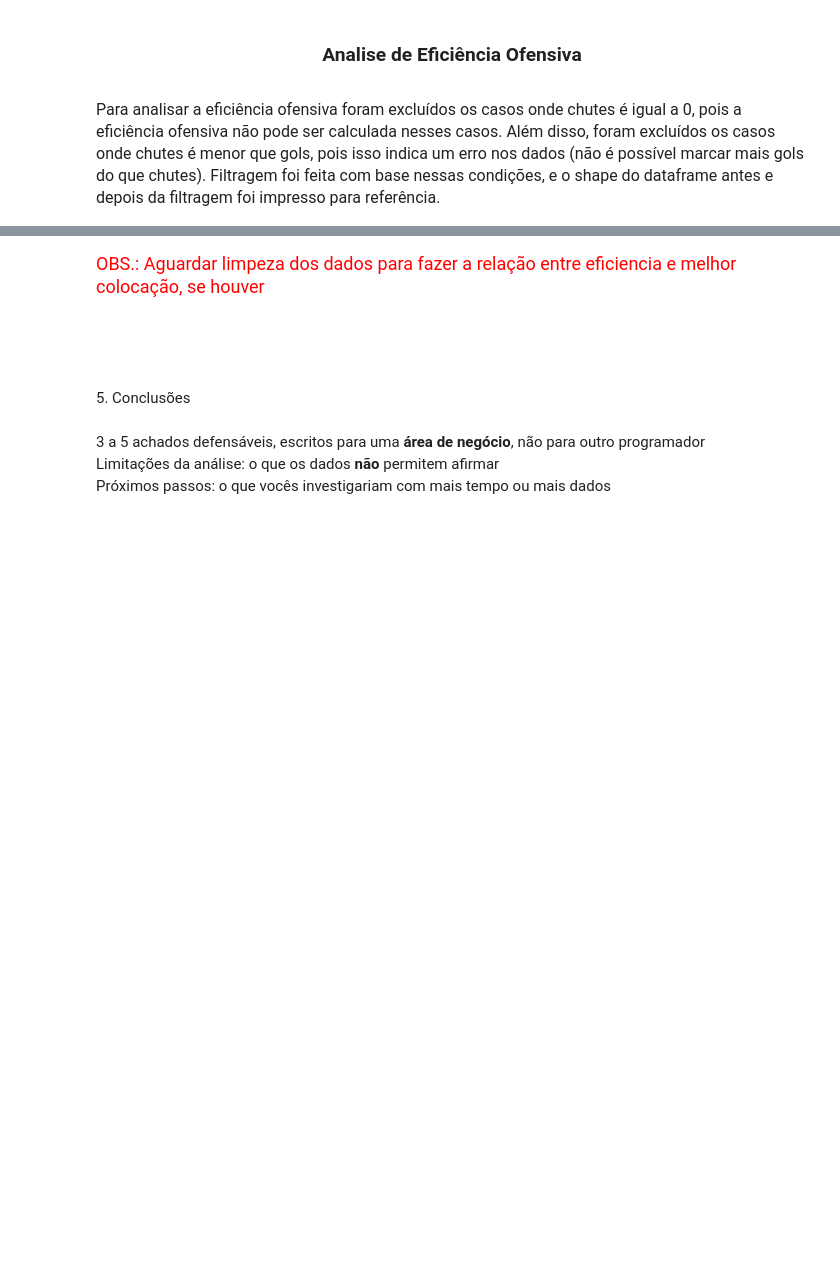
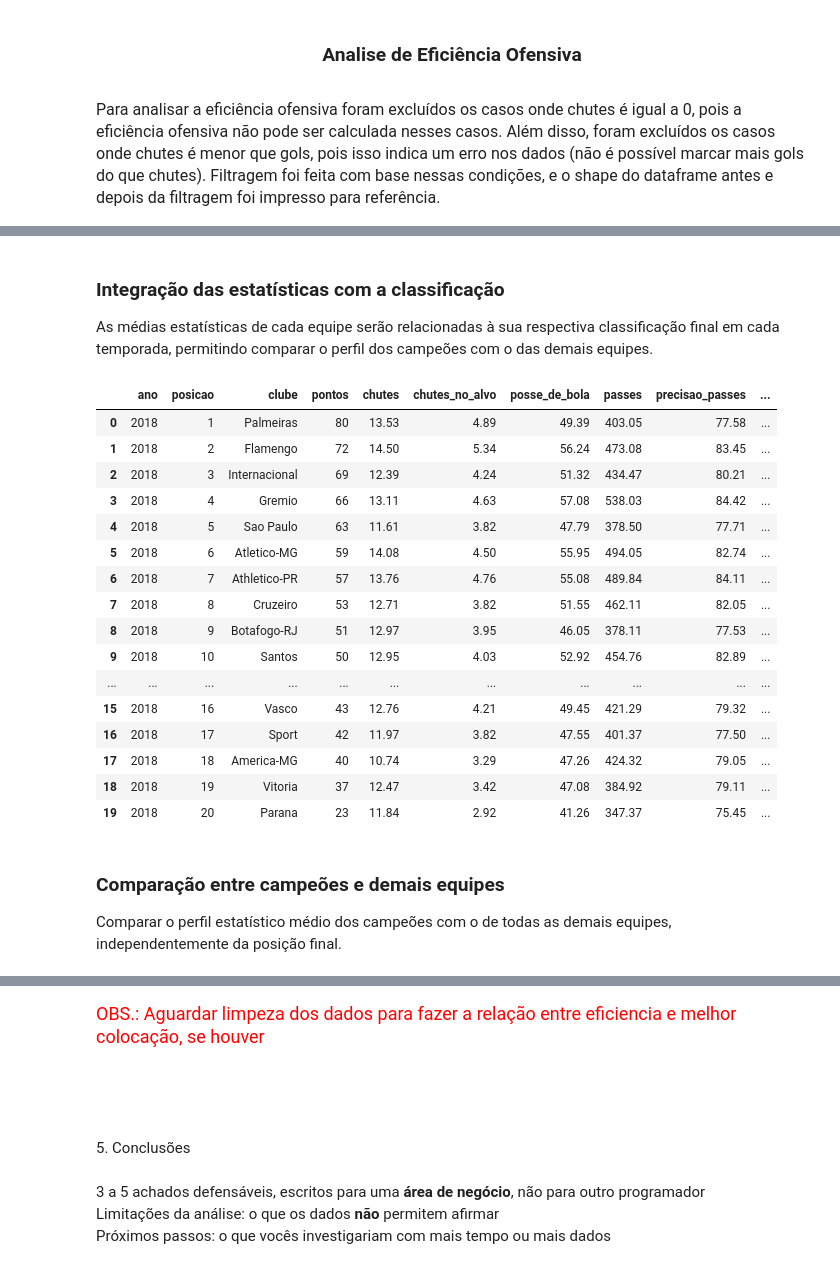
Before and after one commit to CharleneSantos/Caixaverso-FC5, a Jupyter notebook: notebooks/analises.ipynb, the cells around one changed output, grey strips where cells are left out. Cells and saved outputs as stored; diff of their text form; code cells hidden in the pictures; blank space fills up the shorter version.

Commit message:
Inclusão das análises de perfil estatístico e eficiência ofensiva no analises.ipynb

```diff
--- a/notebooks/analises.ipynb
+++ b/notebooks/analises.ipynb
@@ -918,0 +677,12 @@ df_eficiencia
+# %%
+indicadores = [
+    'chutes',
+    'chutes_no_alvo',
+    'posse_de_bola',
+    'passes',
+    'precisao_passes',
+    'faltas',
+    'cartao_amarelo',
+    'cartao_vermelho',
+    'escanteios'
+]
@@ -918,0 +712,11 @@ df_eficiencia
+# %%
+## Separamos os dados por ano e clube, trabalhando somente com as estatísticas presentes em 'indicadores'.
+
+media_estatisticas = (
+    df.groupby(['ano', 'clube'])[indicadores]   # Separamos os dados por ano e clube, trabalhando somente com as estatísticas presente em indicadores
+    .mean()                                     # Calculamos a média de cada estatística para cada clube em cada ano
+    .round(2)                                   # Arredondamos os valores para duas casas decimais (para melhor visualização)
+    .reset_index()                              # Resetamos o índice do DataFrame resultante
+)
+
+media_estatisticas.head(20)
@@ -918,0 +793,41 @@ df_eficiencia
+# %% [markdown]
+### **Integração das estatísticas com a classificação**
+
+As médias estatísticas de cada equipe serão relacionadas à sua respectiva classificação final em cada temporada, permitindo comparar o perfil dos campeões com o das demais equipes.
+# %%
+# Criamos um novo DataFrame chamado 'dados_analise'. Efetuamos o merge dos dois DF's existentes (classificacao e media_estatisticas) com base nas colunas 'ano' e 'clube', que são comuns a ambos.
+
+dados_analise = pd.merge(
+    classificacao,
+    media_estatisticas,
+    on=['ano', 'clube']
+)
+
+# Criaçãod e uma nova coluna chamada 'classificacao final' que classifica os clubes como 'CAMPEÃO' se estiverem na primeira posição, 'REBAIXADO' se estiverem nas posições 17 a 20, e vazio para os demais.
+# Serve para observarmos se até um time rebaixado pode superar o campeão em determinado indicador. O futebol não é uma ciência exata!
+
+dados_analise['classificacao final'] = dados_analise['posicao'].apply(lambda x: 'CAMPEÃO' if x == 1 else 'REBAIXADO' if x in [17, 18, 19, 20] else '')
+
+dados_analise.head(20)
+# %% [output]
+|  | ano | posicao | clube | pontos | chutes | chutes_no_alvo | posse_de_bola | passes | precisao_passes | ... |
+| 0 | 2018 | 1 | Palmeiras | 80 | 13.53 | 4.89 | 49.39 | 403.05 | 77.58 | ... |
+| 1 | 2018 | 2 | Flamengo | 72 | 14.50 | 5.34 | 56.24 | 473.08 | 83.45 | ... |
+| 2 | 2018 | 3 | Internacional | 69 | 12.39 | 4.24 | 51.32 | 434.47 | 80.21 | ... |
+| 3 | 2018 | 4 | Gremio | 66 | 13.11 | 4.63 | 57.08 | 538.03 | 84.42 | ... |
+| 4 | 2018 | 5 | Sao Paulo | 63 | 11.61 | 3.82 | 47.79 | 378.50 | 77.71 | ... |
+| 5 | 2018 | 6 | Atletico-MG | 59 | 14.08 | 4.50 | 55.95 | 494.05 | 82.74 | ... |
+| 6 | 2018 | 7 | Athletico-PR | 57 | 13.76 | 4.76 | 55.08 | 489.84 | 84.11 | ... |
+| 7 | 2018 | 8 | Cruzeiro | 53 | 12.71 | 3.82 | 51.55 | 462.11 | 82.05 | ... |
+| 8 | 2018 | 9 | Botafogo-RJ | 51 | 12.97 | 3.95 | 46.05 | 378.11 | 77.53 | ... |
+| 9 | 2018 | 10 | Santos | 50 | 12.95 | 4.03 | 52.92 | 454.76 | 82.89 | ... |
+| ... | ... | ... | ... | ... | ... | ... | ... | ... | ... | ... |
+| 15 | 2018 | 16 | Vasco | 43 | 12.76 | 4.21 | 49.45 | 421.29 | 79.32 | ... |
+| 16 | 2018 | 17 | Sport | 42 | 11.97 | 3.82 | 47.55 | 401.37 | 77.50 | ... |
+| 17 | 2018 | 18 | America-MG | 40 | 10.74 | 3.29 | 47.26 | 424.32 | 79.05 | ... |
+| 18 | 2018 | 19 | Vitoria | 37 | 12.47 | 3.42 | 47.08 | 384.92 | 79.11 | ... |
+| 19 | 2018 | 20 | Parana | 23 | 11.84 | 2.92 | 41.26 | 347.37 | 75.45 | ... |
+# %% [markdown]
+### **Comparação entre campeões e demais equipes**
+
+Comparar o perfil estatístico médio dos campeões com o de todas as demais equipes, independentemente da posição final.
```
Also changed, not shown: parts of 60 cells of this notebook.
